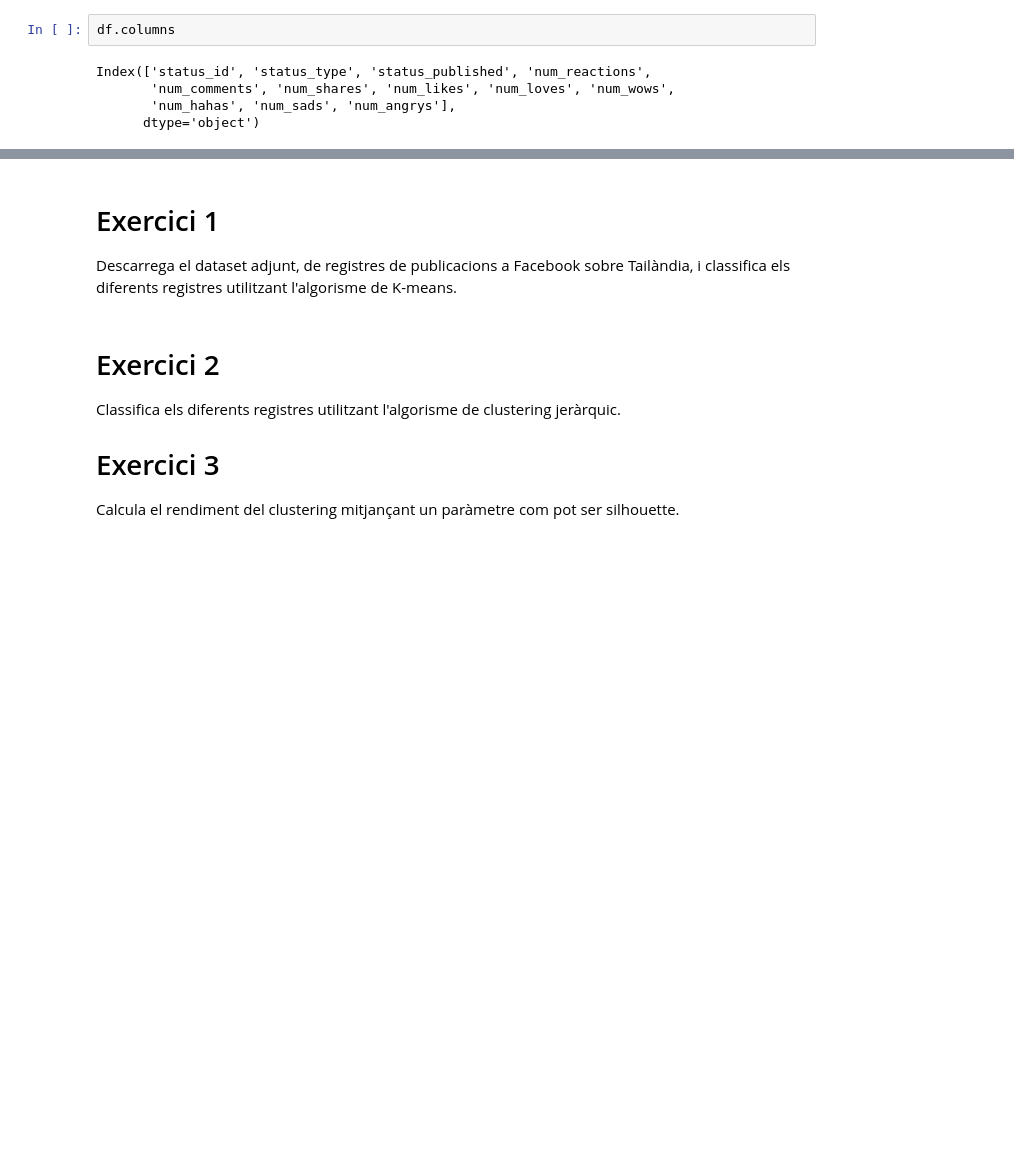
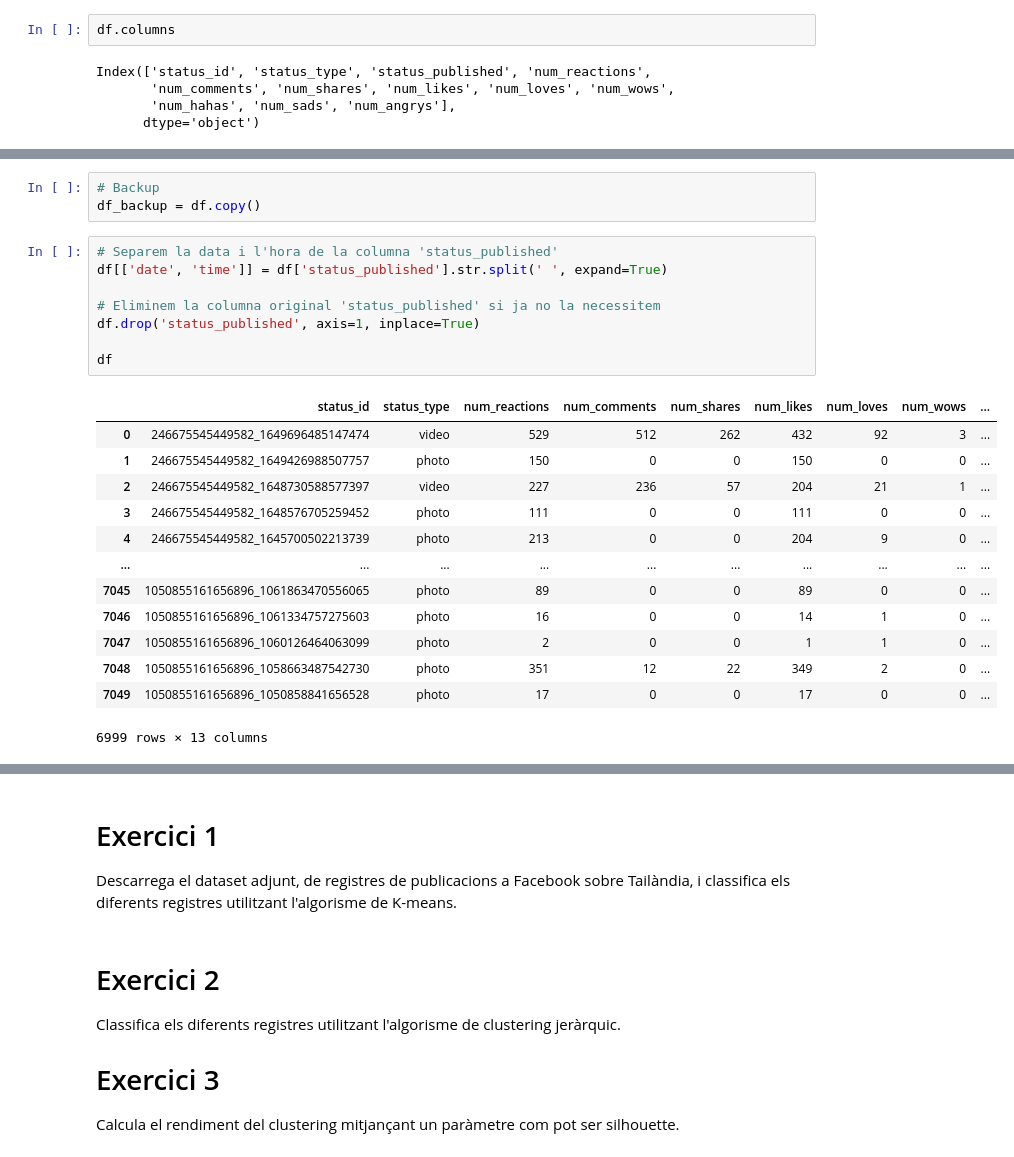
Before and after one commit to edaimon/ML_unsupervised, a Jupyter notebook: T8.1.ipynb, the cells around one changed output, grey strips where cells are left out. Saved outputs shown, nothing was run; the diff lists cells and outputs as text; blank space fills up the shorter version.

```diff
--- a/T8.1.ipynb
+++ b/T8.1.ipynb
@@ -128,0 +200,25 @@ Index(['status_id', 'status_type', 'status_published', 'num_reactions',
+# %%
+# Backup
+df_backup = df.copy()
+# %%
+# Separem la data i l'hora de la columna 'status_published'
+df[['date', 'time']] = df['status_published'].str.split(' ', expand=True)
+
+# Eliminem la columna original 'status_published' si ja no la necessitem
+df.drop('status_published', axis=1, inplace=True)
+
+df
+# %% [output]
+|  | status_id | status_type | num_reactions | num_comments | num_shares | num_likes | num_loves | num_wows | ... |
+| 0 | 246675545449582_1649696485147474 | video | 529 | 512 | 262 | 432 | 92 | 3 | ... |
+| 1 | 246675545449582_1649426988507757 | photo | 150 | 0 | 0 | 150 | 0 | 0 | ... |
+| 2 | 246675545449582_1648730588577397 | video | 227 | 236 | 57 | 204 | 21 | 1 | ... |
+| 3 | 246675545449582_1648576705259452 | photo | 111 | 0 | 0 | 111 | 0 | 0 | ... |
+| 4 | 246675545449582_1645700502213739 | photo | 213 | 0 | 0 | 204 | 9 | 0 | ... |
+| ... | ... | ... | ... | ... | ... | ... | ... | ... | ... |
+| 7045 | 1050855161656896_1061863470556065 | photo | 89 | 0 | 0 | 89 | 0 | 0 | ... |
+| 7046 | 1050855161656896_1061334757275603 | photo | 16 | 0 | 0 | 14 | 1 | 0 | ... |
+| 7047 | 1050855161656896_1060126464063099 | photo | 2 | 0 | 0 | 1 | 1 | 0 | ... |
+| 7048 | 1050855161656896_1058663487542730 | photo | 351 | 12 | 22 | 349 | 2 | 0 | ... |
+| 7049 | 1050855161656896_1050858841656528 | photo | 17 | 0 | 0 | 17 | 0 | 0 | ... |
+6999 rows × 13 columns
```
Also changed, not shown: parts of 31 cells of this notebook.
